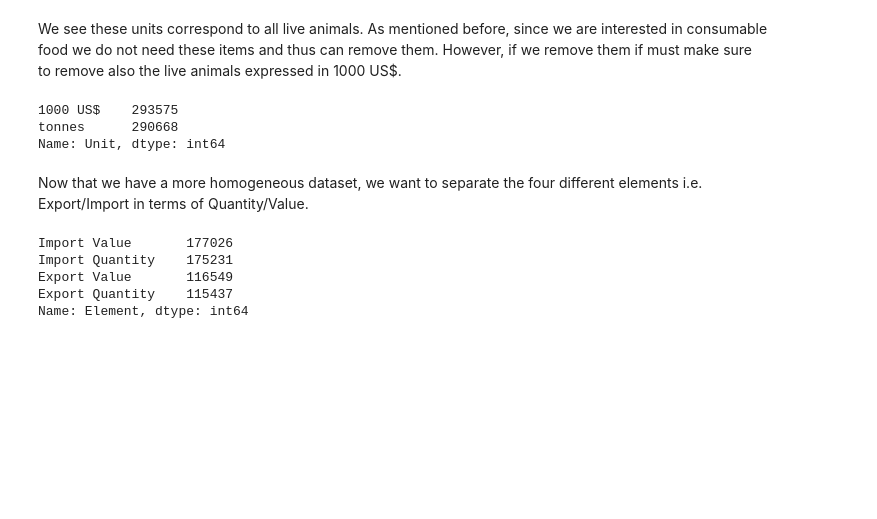
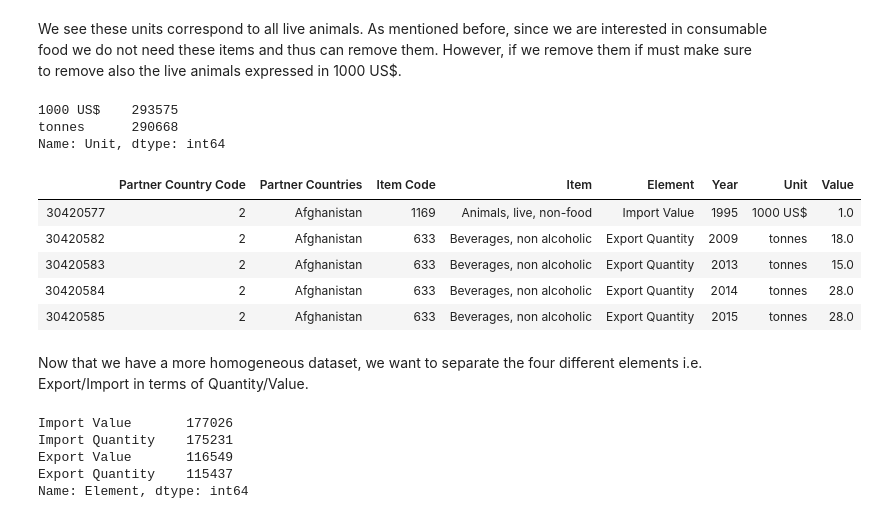
Before and after one commit to jlabhard/ADA_Project, a Jupyter notebook: milestone_2.ipynb, the cells around one changed output. Saved outputs shown, nothing was run; the diff lists cells and outputs as text; code cells hidden in the pictures; blank space fills up the shorter version.

```diff
--- a/milestone_2.ipynb
+++ b/milestone_2.ipynb
@@ -341,6 +341,21 @@ tradematrix_df_CH['Unit'].value_counts()
 1000 US$    293575
 tonnes      290668
 Name: Unit, dtype: int64
+# %%
+"""Only keep necessary columns"""
+tradematrix_df_CH = tradematrix_df_CH[['Partner Country Code', 'Partner Countries', 'Item Code', 'Item', 'Element', 'Year', 'Unit', 'Value']]
+
+"""Only keep rows with non-zero values"""
+tradematrix_df_CH = tradematrix_df_CH[tradematrix_df_CH['Value'] > 0]
+
+tradematrix_df_CH.head()
+# %% [output]
+|  | Partner Country Code | Partner Countries | Item Code | Item | Element | Year | Unit | Value |
+| 30420577 | 2 | Afghanistan | 1169 | Animals, live, non-food | Import Value | 1995 | 1000 US$ | 1.0 |
+| 30420582 | 2 | Afghanistan | 633 | Beverages, non alcoholic | Export Quantity | 2009 | tonnes | 18.0 |
+| 30420583 | 2 | Afghanistan | 633 | Beverages, non alcoholic | Export Quantity | 2013 | tonnes | 15.0 |
+| 30420584 | 2 | Afghanistan | 633 | Beverages, non alcoholic | Export Quantity | 2014 | tonnes | 28.0 |
+| 30420585 | 2 | Afghanistan | 633 | Beverages, non alcoholic | Export Quantity | 2015 | tonnes | 28.0 |
 # %% [markdown]
 Now that we have a more homogeneous dataset, we want to separate the four different elements i.e. Export/Import in terms of Quantity/Value.
 # %%
```
Also changed, not shown: parts of 26 cells of this notebook.
